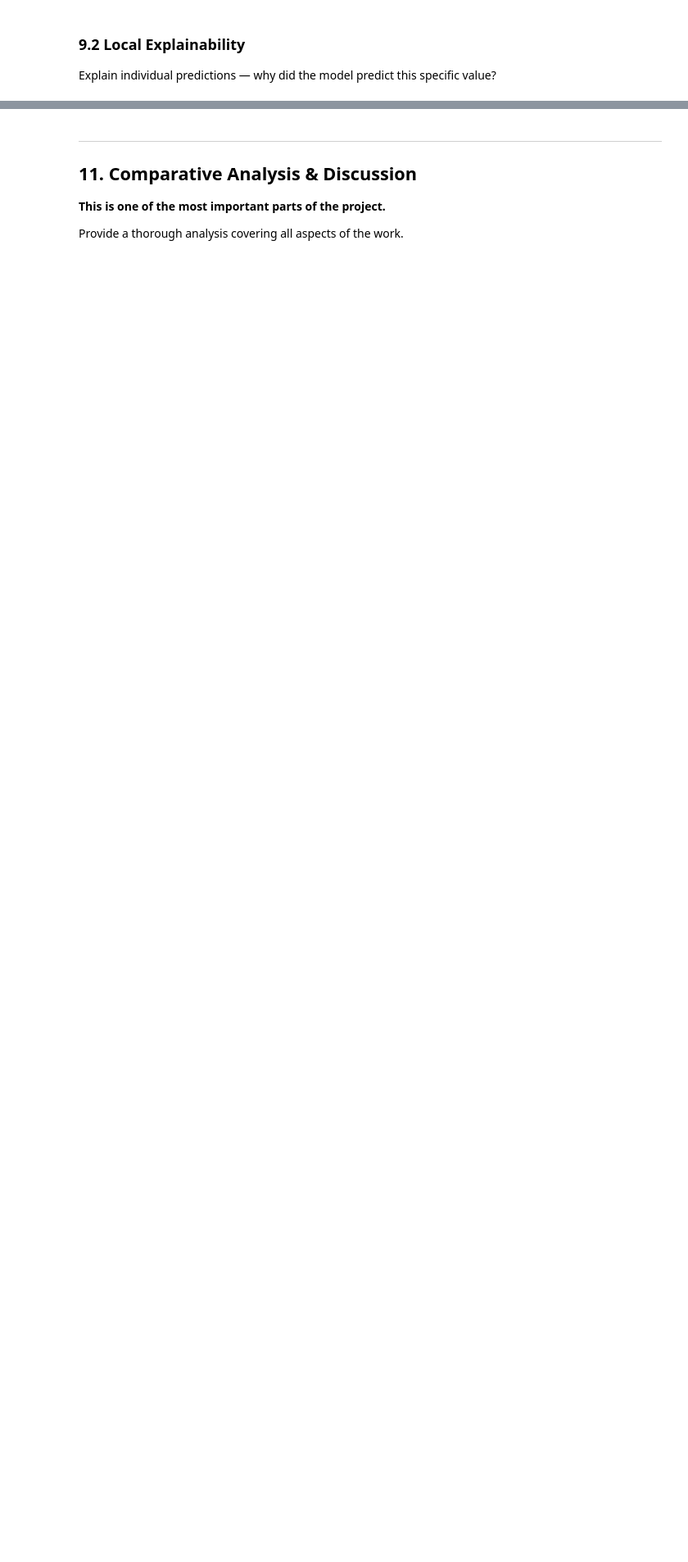
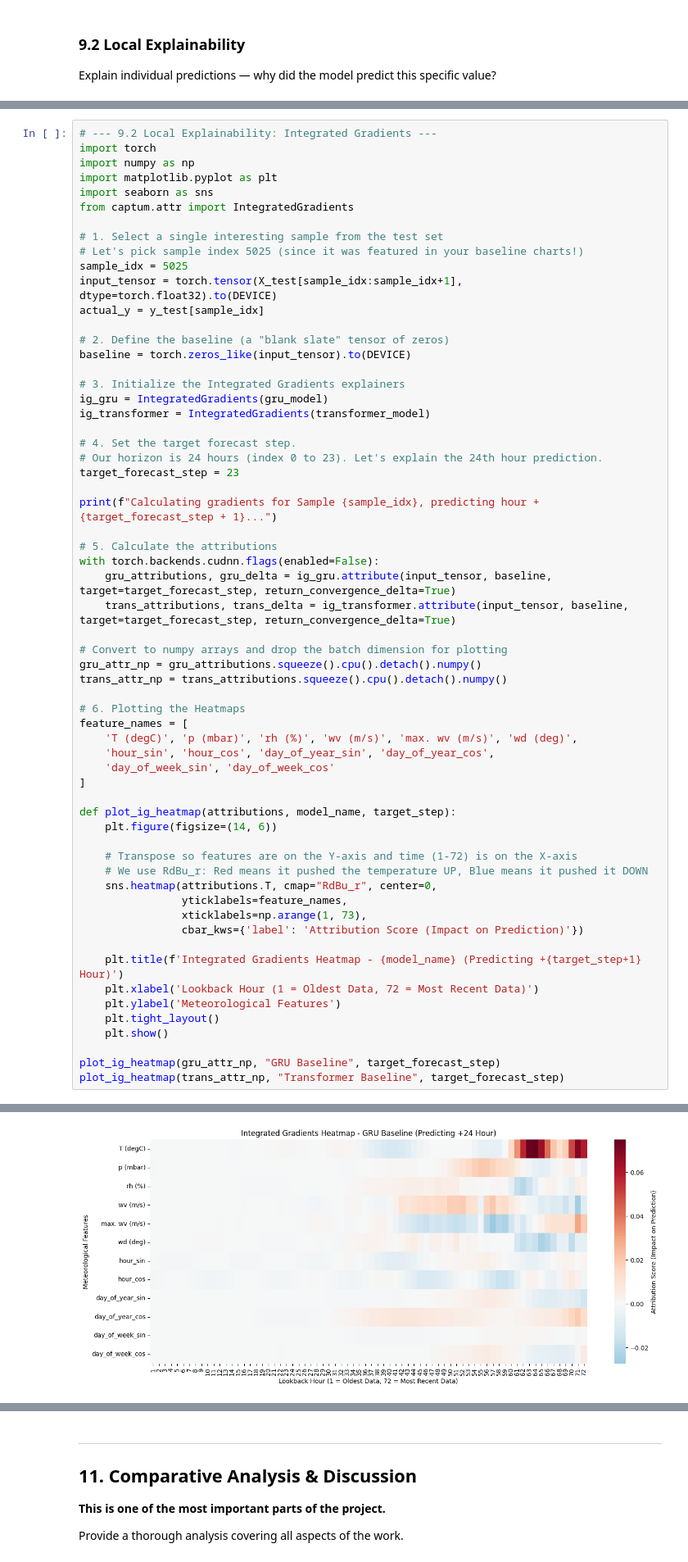
Before and after one commit to dudocas12/Advanced-Time-Series-Forecasting-Optimization-and-Explainability, a Jupyter notebook: main.ipynb, the cells around one changed output, grey strips where cells are left out. Shown at 82% size. Cells and saved outputs as stored; diff of their text form; blank space fills up the shorter version.

```diff
--- a/main.ipynb
+++ b/main.ipynb
@@ -1617,0 +1669,62 @@ Explain individual predictions — why did the model predict this specific value
+# %%
+# --- 9.2 Local Explainability: Integrated Gradients ---
+import torch
+import numpy as np
+import matplotlib.pyplot as plt
+import seaborn as sns
+from captum.attr import IntegratedGradients
+
+# 1. Select a single interesting sample from the test set
+# Let's pick sample index 5025 (since it was featured in your baseline charts!)
+sample_idx = 5025
+input_tensor = torch.tensor(X_test[sample_idx:sample_idx+1], dtype=torch.float32).to(DEVICE)
+actual_y = y_test[sample_idx]
+
+# 2. Define the baseline (a "blank slate" tensor of zeros)
+baseline = torch.zeros_like(input_tensor).to(DEVICE)
+
+# 3. Initialize the Integrated Gradients explainers
+ig_gru = IntegratedGradients(gru_model)
+ig_transformer = IntegratedGradients(transformer_model)
+
+# 4. Set the target forecast step.
+# Our horizon is 24 hours (index 0 to 23). Let's explain the 24th hour prediction.
+target_forecast_step = 23
+
+print(f"Calculating gradients for Sample {sample_idx}, predicting hour +{target_forecast_step + 1}...")
+
+# 5. Calculate the attributions
+with torch.backends.cudnn.flags(enabled=False):
+    gru_attributions, gru_delta = ig_gru.attribute(input_tensor, baseline, target=target_forecast_step, return_convergence_delta=True)
+    trans_attributions, trans_delta = ig_transformer.attribute(input_tensor, baseline, target=target_forecast_step, return_convergence_delta=True)
+
+# Convert to numpy arrays and drop the batch dimension for plotting
+gru_attr_np = gru_attributions.squeeze().cpu().detach().numpy()
+trans_attr_np = trans_attributions.squeeze().cpu().detach().numpy()
+
+# 6. Plotting the Heatmaps
+feature_names = [
+    'T (degC)', 'p (mbar)', 'rh (%)', 'wv (m/s)', 'max. wv (m/s)', 'wd (deg)',
+    'hour_sin', 'hour_cos', 'day_of_year_sin', 'day_of_year_cos',
+    'day_of_week_sin', 'day_of_week_cos'
+]
+
+def plot_ig_heatmap(attributions, model_name, target_step):
+    plt.figure(figsize=(14, 6))
+
+    # Transpose so features are on the Y-axis and time (1-72) is on the X-axis
+    # We use RdBu_r: Red means it pushed the temperature UP, Blue means it pushed it DOWN
+    sns.heatmap(attributions.T, cmap="RdBu_r", center=0,
+                yticklabels=feature_names,
+                xticklabels=np.arange(1, 73),
+                cbar_kws={'label': 'Attribution Score (Impact on Prediction)'})
+
+    plt.title(f'Integrated Gradients Heatmap - {model_name} (Predicting +{target_step+1} Hour)')
+    plt.xlabel('Lookback Hour (1 = Oldest Data, 72 = Most Recent Data)')
+    plt.ylabel('Meteorological Features')
+    plt.tight_layout()
+    plt.show()
+
+plot_ig_heatmap(gru_attr_np, "GRU Baseline", target_forecast_step)
+plot_ig_heatmap(trans_attr_np, "Transformer Baseline", target_forecast_step)
+# %% [output]
@@ -1617,0 +1732 @@ Explain individual predictions — why did the model predict this specific value
+[figure, added]
```
Also changed, not shown: parts of 9 cells of this notebook.
